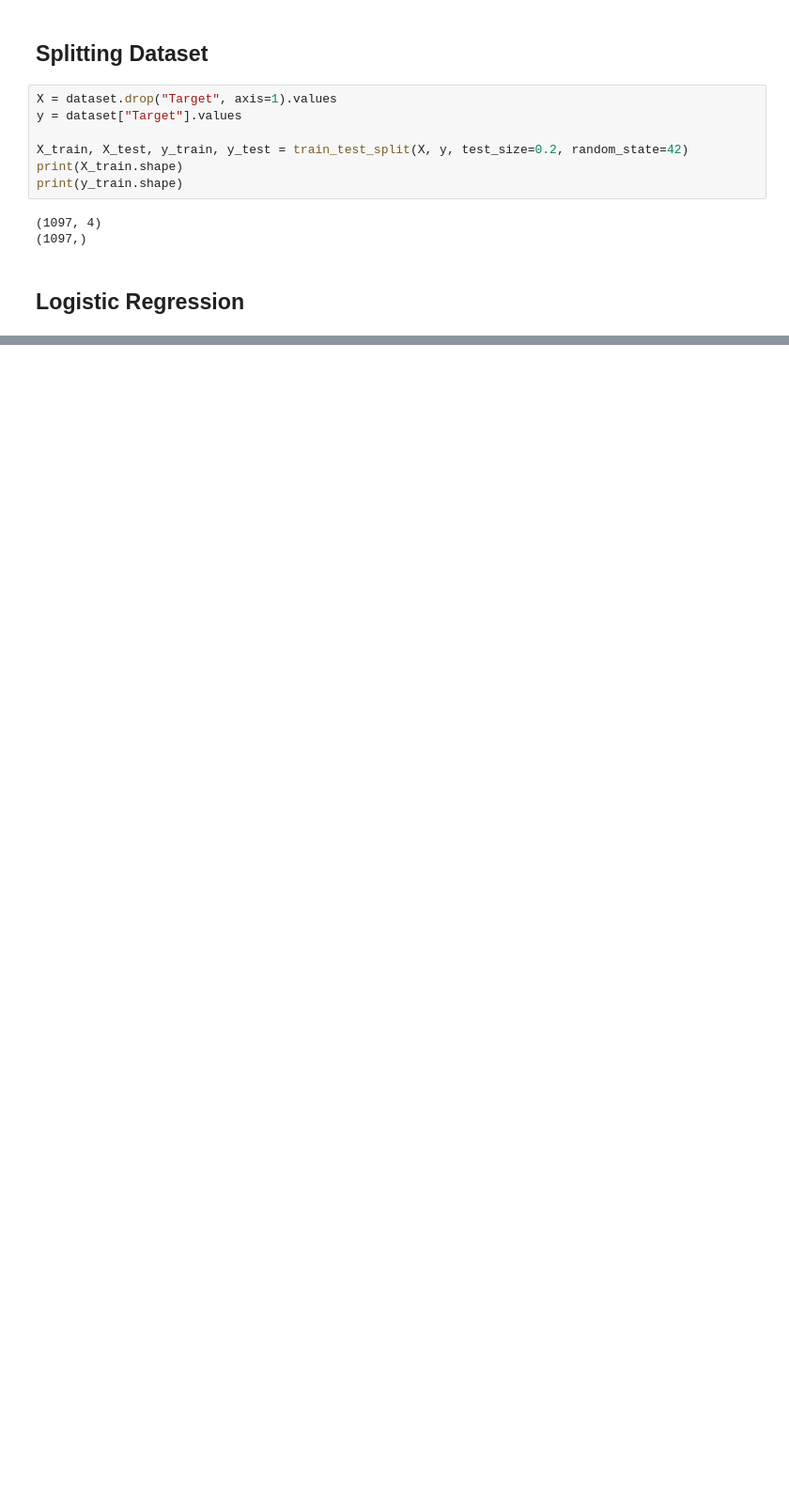
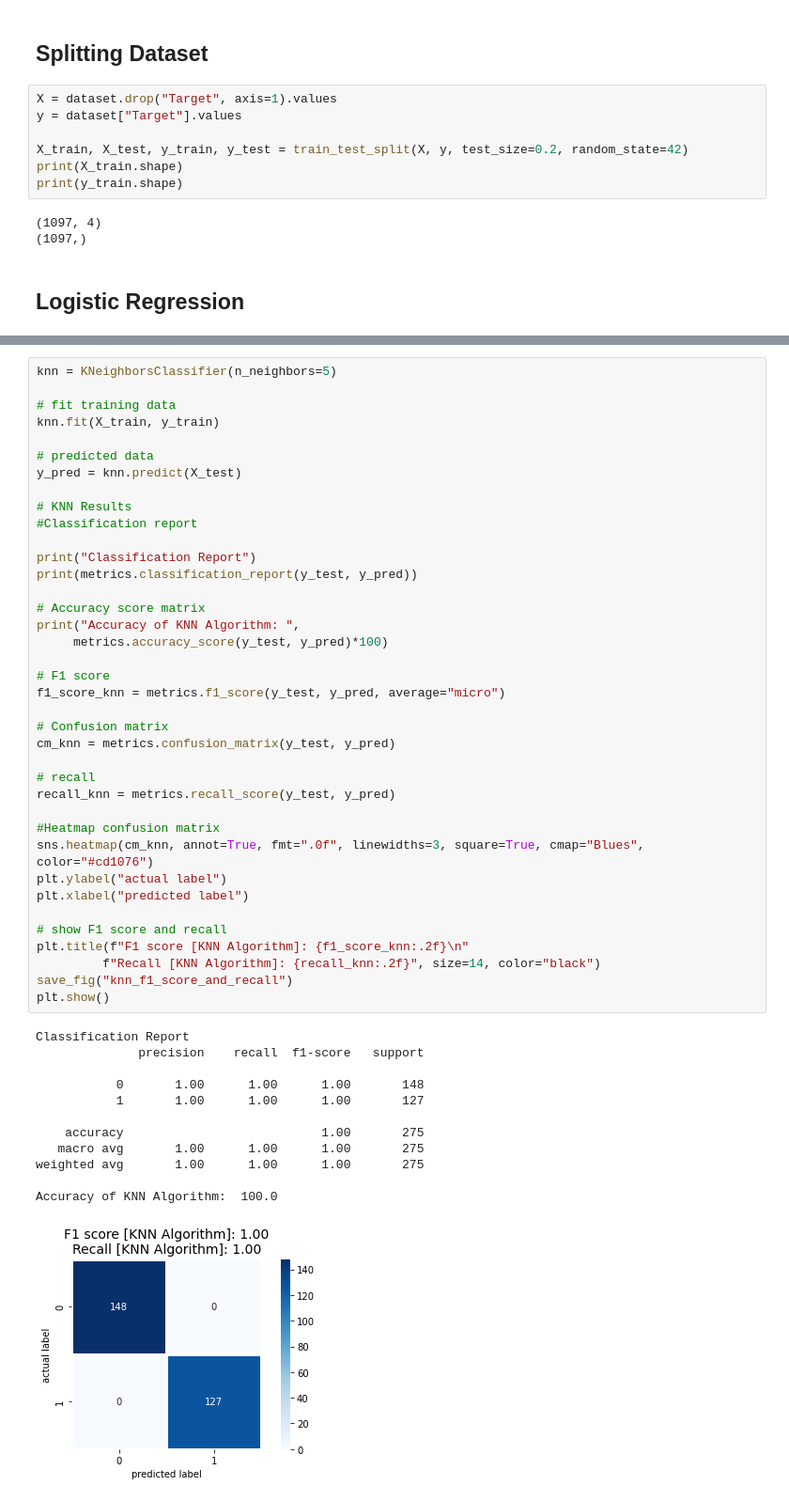
Before and after one commit to AiJared/Data-Science-2-Banknote-Authentication, a Jupyter notebook: Banknote Authentication.ipynb, the cells around one changed output, grey strips where cells are left out. Shown at 94% size. Cells and saved outputs as stored; diff of their text form; blank space fills up the shorter version.

Commit message:
knn algorithm

```diff
--- a/Banknote Authentication.ipynb
+++ b/Banknote Authentication.ipynb
@@ -236,0 +239,51 @@ The Accuracy of Logistic Regression Algorithm:  98.54545454545455
+# %%
+knn = KNeighborsClassifier(n_neighbors=5)
+
+# fit training data
+knn.fit(X_train, y_train)
+
+# predicted data
+y_pred = knn.predict(X_test)
+
+# KNN Results
+#Classification report
+
+print("Classification Report")
+print(metrics.classification_report(y_test, y_pred))
+
+# Accuracy score matrix
+print("Accuracy of KNN Algorithm: ",
+     metrics.accuracy_score(y_test, y_pred)*100)
+
+# F1 score
+f1_score_knn = metrics.f1_score(y_test, y_pred, average="micro")
+
+# Confusion matrix
+cm_knn = metrics.confusion_matrix(y_test, y_pred)
+
+# recall
+recall_knn = metrics.recall_score(y_test, y_pred)
+
+#Heatmap confusion matrix
+sns.heatmap(cm_knn, annot=True, fmt=".0f", linewidths=3, square=True, cmap="Blues", color="#cd1076")
+plt.ylabel("actual label")
+plt.xlabel("predicted label")
+
+# show F1 score and recall
+plt.title(f"F1 score [KNN Algorithm]: {f1_score_knn:.2f}\n"
+         f"Recall [KNN Algorithm]: {recall_knn:.2f}", size=14, color="black")
+save_fig("knn_f1_score_and_recall")
+plt.show()
+# %% [output]
+Classification Report
+              precision    recall  f1-score   support
+
+           0       1.00      1.00      1.00       148
+           1       1.00      1.00      1.00       127
+
+    accuracy                           1.00       275
+   macro avg       1.00      1.00      1.00       275
+weighted avg       1.00      1.00      1.00       275
+
+Accuracy of KNN Algorithm:  100.0
+[figure, added]
```
Also changed, not shown: parts of 2 cells of this notebook, 2 other files.
